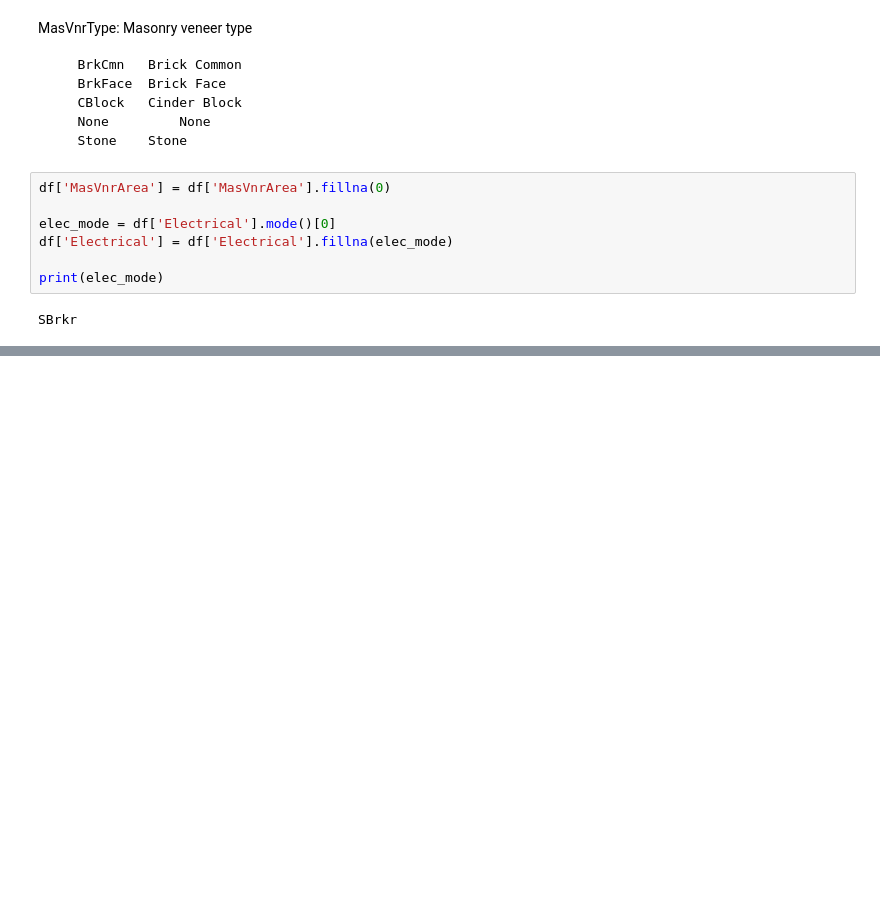
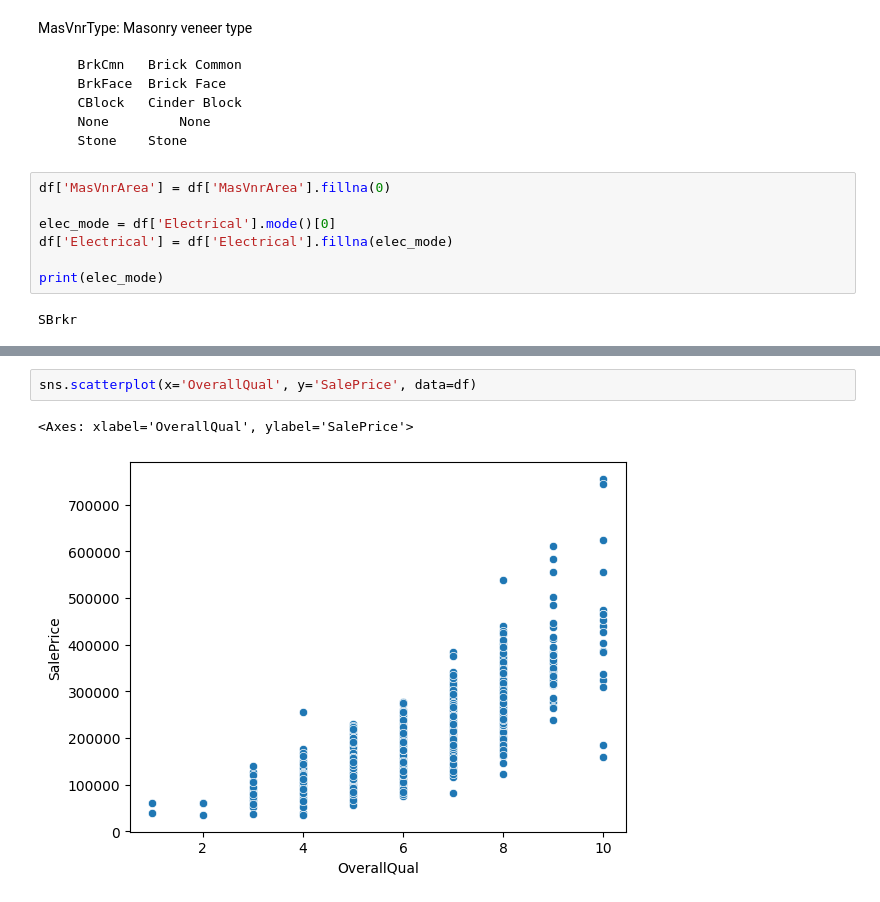
Before and after one commit to tatustik812/kaggle-house-prices, a Jupyter notebook: notebooks/01_Preprocessing.ipynb, the cells around one changed output, grey strips where cells are left out. Cells and saved outputs as stored; diff of their text form; blank space fills up the shorter version.

```diff
--- a/notebooks/01_Preprocessing.ipynb
+++ b/notebooks/01_Preprocessing.ipynb
@@ -258,0 +273,5 @@ SBrkr
+# %%
+sns.scatterplot(x='OverallQual', y='SalePrice', data=df)
+# %% [output]
+<Axes: xlabel='OverallQual', ylabel='SalePrice'>
+[figure, added]
```
Also changed, not shown: parts of 26 cells of this notebook.
